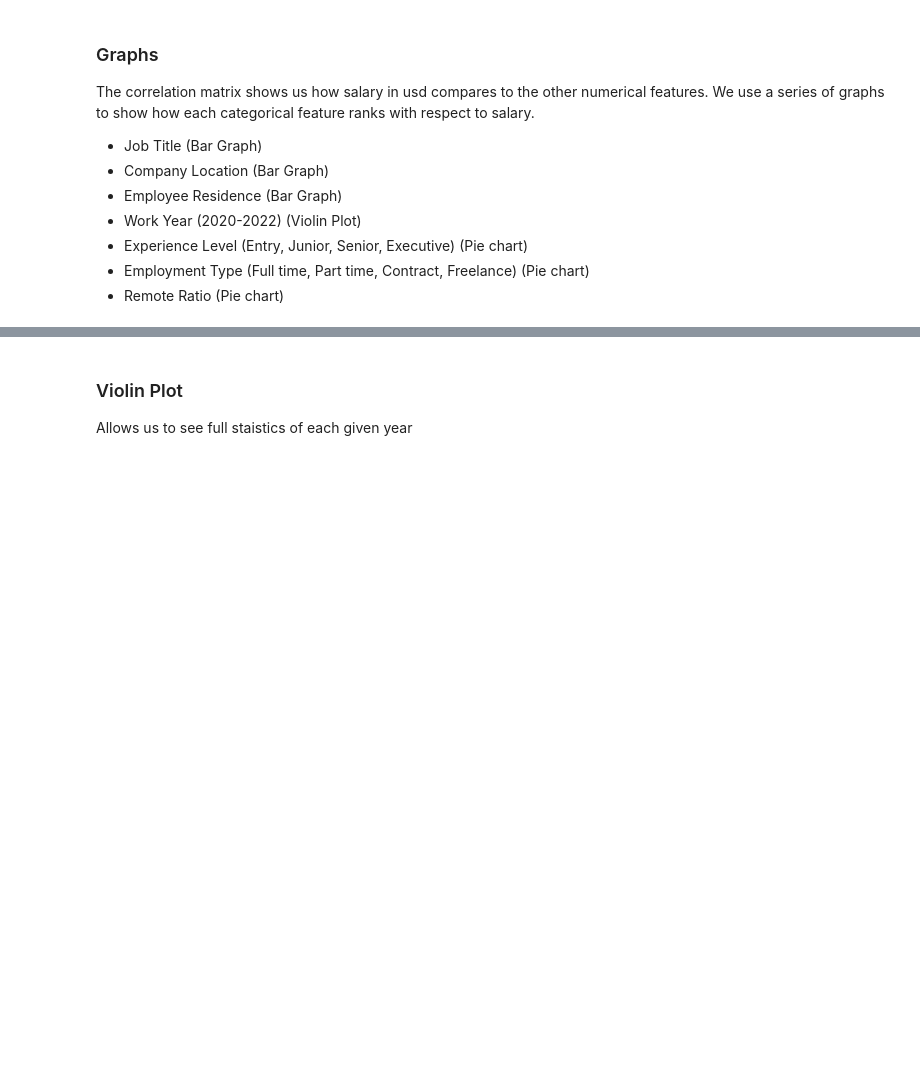
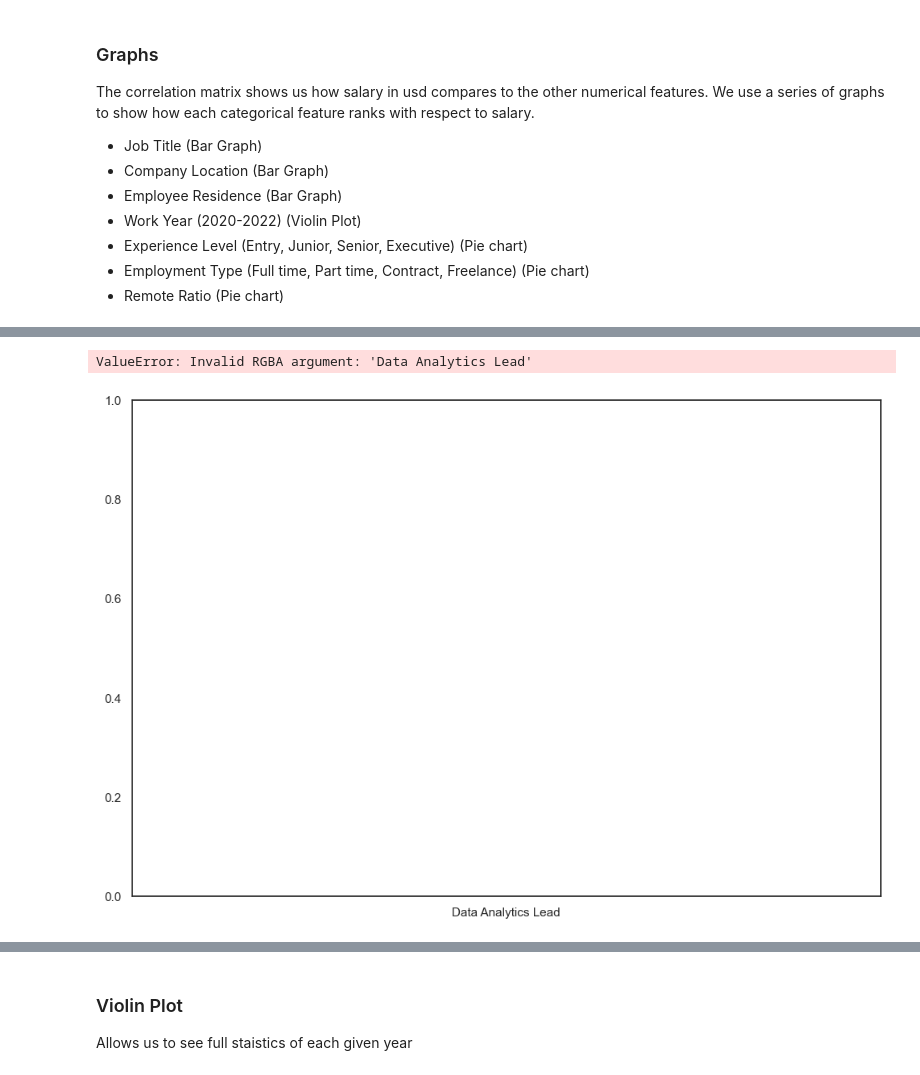
Before and after one commit to pauldumitriu001/EECS3401_IntroToAi_FinalProject, a Jupyter notebook: EECS3401FinalProject-Group8.ipynb, the cells around one changed output, grey strips where cells are left out. Cells and saved outputs as stored; diff of their text form; code cells hidden in the pictures; blank space fills up the shorter version.

```diff
--- a/EECS3401FinalProject-Group8.ipynb
+++ b/EECS3401FinalProject-Group8.ipynb
@@ -291,6 +336,24 @@ fig.show()
 averageSalary=data.groupby('job_title',as_index=False)['salary_in_usd'].mean().sort_values(by='salary_in_usd',ascending=False).head(rank) # Top 10 highest average salary (uses mean instead of max)
 averageSalary['salary_in_usd']=round(averageSalary['salary_in_usd'],2) # Round to 2 decimal places
 
-fig=px.bar(averageSalary,x='job_title',y='salary_in_usd',color='job_title',labels={'job_title':'Job Title','salary_in_usd':'Average Salary (USD)'},text='salary_in_usd',title='Top 10 Roles in Data Science based on Average Pay')
-fig.show()
+# Create a Matplotlib figure and axis
+fig, ax = plt.subplots(figsize=(12, 8))
+
+# Plot the bar chart
+bars = ax.bar(averageSalary['job_title'], averageSalary['salary_in_usd'])
+
+# Add text labels on top of each bar
+for bar, label in zip(bars, averageSalary['salary_in_usd']):
+    height = bar.get_height()
+    ax.text(bar.get_x() + bar.get_width() / 2, height, f'{label:.2f}', ha='center', va='bottom')
+
+# Set labels and title
+ax.set_xlabel('Job Title')
+ax.set_ylabel('Average Salary (USD)')
+ax.set_title('Top 10 Roles in Data Science based on Average Pay')
+
+# Show the plot
+plt.xticks(rotation=45, ha="right")
+plt.tight_layout()
+plt.show()
 # %% [output]
@@ -298,3 +360,5 @@ fig.show()
+ValueError: Invalid RGBA argument: 'Data Analytics Lead'
+[figure, added]
 # %%
 # What are the countries with the highest pay
 highestSalary = data.groupby('company_location',as_index=False)['salary_in_usd'].max().sort_values(by='salary_in_usd',ascending=False).head(rank) # Top rank countries with Highest Earning Data Science Roles
```
Also changed, not shown: parts of 7 cells of this notebook.
